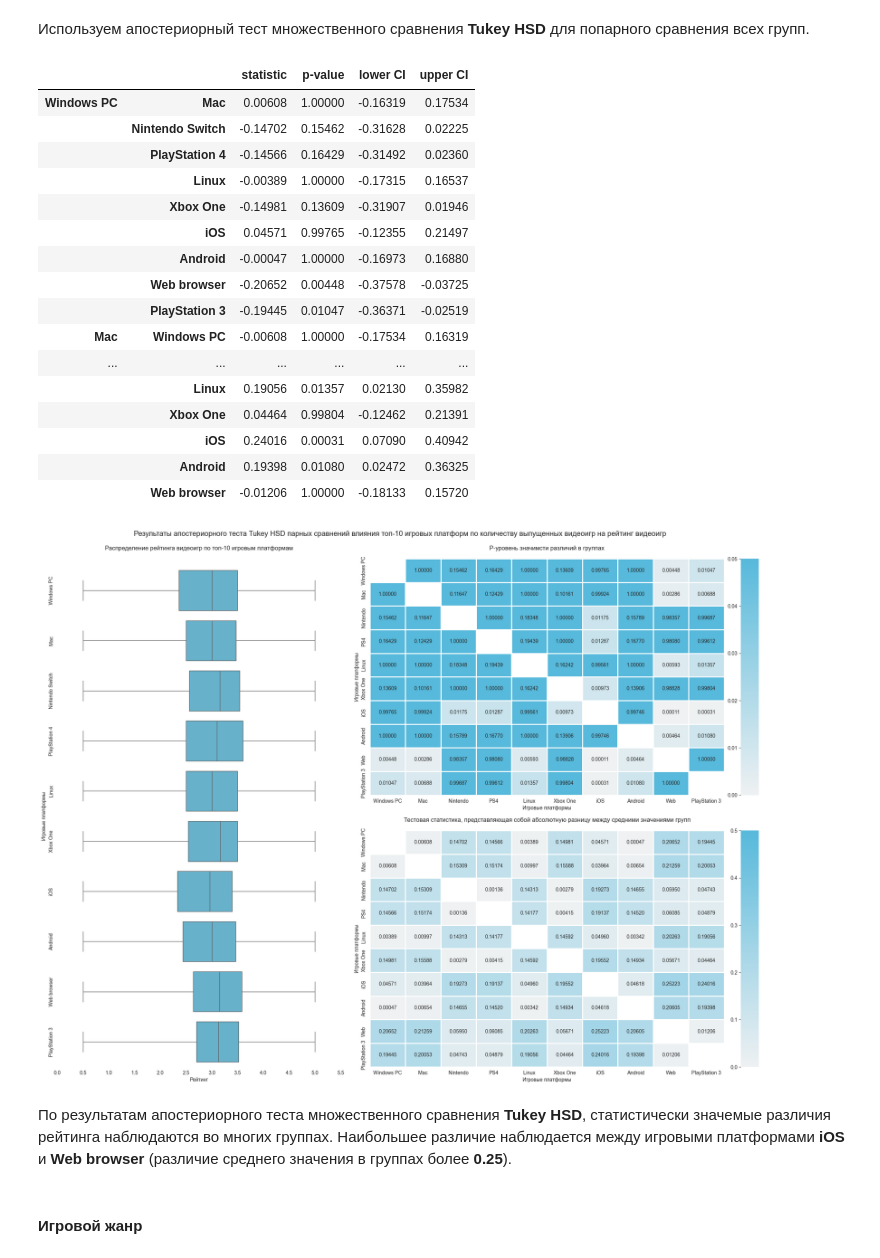
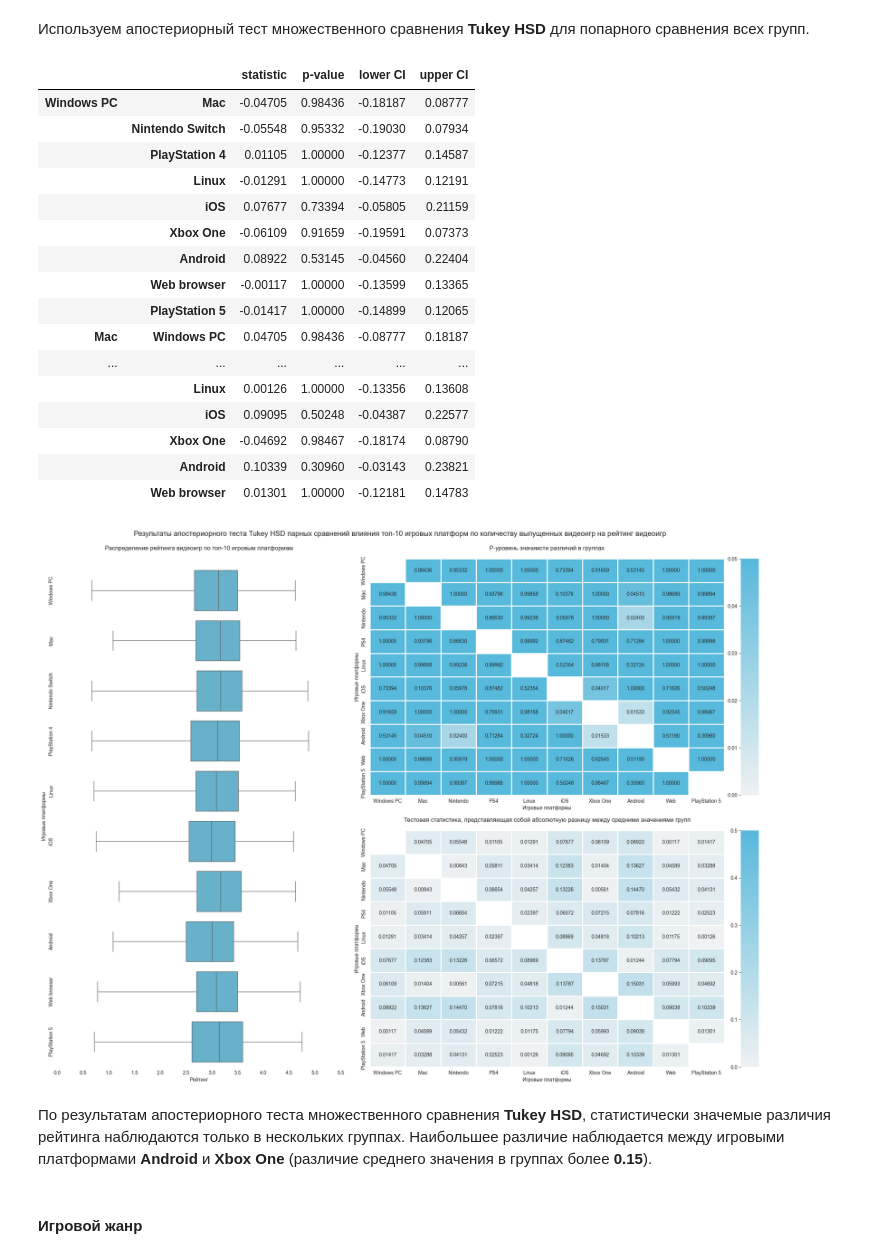
Before and after one commit to GSimonX37/Backloggd, a Jupyter notebook: notebooks/statistics.ipynb, the cells around one changed output. Saved outputs shown, nothing was run; the diff lists cells and outputs as text; code cells hidden in the pictures.

```diff
--- a/notebooks/statistics.ipynb
+++ b/notebooks/statistics.ipynb
@@ -172,0 +325,3 @@ df['genres'] = df['genres'].apply(ast.literal_eval)
+# %%
+for name in df:
+    df[name] = df[name].astype({'id': 'int32'})
@@ -209,7 +462,7 @@ grid = GridSpec(
 figure.add_subplot(grid[0, 0])
 figure.add_subplot(grid[0, 1])
 
-rating_distribution = df.loc[df['rating'].notna(), 'rating']
+rating_distribution = df['games'].loc[df['games']['rating'].notna(), 'rating']
 normal_distribution = np.random.normal(
     loc=rating_distribution.mean(),
     scale=rating_distribution.std(),
@@ -222,15 +475,15 @@ normal = np.percentile(normal_distribution, percentiles)
 plot_data = (pd.concat(
     objs=[pd.DataFrame({'value': normal_distribution,
                         'type': ['theoretical']*normal_distribution.size}),
-          pd.DataFrame({'value': df['rating'],
-                        'type': ['sample']*df['rating'].size})])
+          pd.DataFrame({'value': df['games']['rating'],
+                        'type': ['sample']*df['games']['rating'].size})])
              .reset_index(drop=True))
 
 sns.histplot(
     data=plot_data,
     x='value',
     hue='type',
-    bins=np.linspace(0.0, 5.0, 11),
+    bins=np.linspace(0.5, 5.0, 19),
     kde=True,
     kde_kws={'bw_adjust': 1.5},
     ax=figure.axes[0],
@@ -240,7 +493,7 @@ sns.histplot(
 figure.axes[0].set_xlabel('Рейтинг')
 figure.axes[0].set_ylabel('Количество')
 figure.axes[0].set_xbound((0.5, 5.0))
-figure.axes[0].set_xticks(np.linspace(0.5, 5.0, 10))
+figure.axes[0].set_xticks(np.linspace(0.5, 5.0, 19))
 figure.axes[0].legend(
     handles=figure.axes[0].get_legend().legend_handles,
     labels=['Нормальное', 'Эмпирическое'],
@@ -269,7 +522,7 @@ sns.scatterplot(
 figure.axes[1].set_xlabel('Эмпирические процентили')
 figure.axes[1].set_ylabel('Теоритические процентили')
 figure.axes[1].set_xbound((0.5, 5.0))
-figure.axes[1].set_xticks(np.linspace(0.5, 5.0, 10))
+figure.axes[1].set_xticks(np.linspace(0.5, 5.0, 19))
 figure.axes[1].set_ybound((0.5, 5.0))
 figure.axes[1].set_yticks(np.linspace(0.5, 5.0, 10))
 figure.axes[1].legend(alignment='left')
@@ -444,12 +697,13 @@ for s in 'top', 'right', 'bottom', 'left':
 Сформируем группы с помощью протсых случайных выборок.
 # %%
 size = 500
-data = df.explode('platforms')
+data = (df['platforms']
+        .join(df['games'].set_index('id'), on='id')[['platform', 'rating']])
 groups = pd.DataFrame(index=range(size))
-for platform in data.loc[:, 'platforms'].value_counts().iloc[:10].index:
+for platform in df['platforms']['platform'].value_counts().iloc[:10].index:
     group = pd.DataFrame(
         data={platform: (data
-                         .loc[(data['platforms'] == platform) & (data['rating'].notna()), 'rating']
+                         .loc[(data['platform'] == platform) & (data['rating'].notna()), 'rating']
                          .sample(
                              n=size,
                              random_state=RANDOM_STATE,
@@ -507,9 +761,7 @@ p-value: 2.28687e-09
 # %%
 results = stats.tukey_hsd(*groups.T.to_numpy())
 # %%
-platforms = (data
-             .loc[:, 'platforms']
-             .explode()
+platforms = (df['platforms']['platform']
              .value_counts()
              .iloc[:10]
              .index
@@ -537,22 +789,22 @@ for i, statistics, pvalues, lowers, uppers in zip(range(10), *result):
  .format(lambda x: f'{x:.5f}'))
 # %% [output]
 |  |  | statistic | p-value | lower CI | upper CI |
-| Windows PC | Mac | 0.00608 | 1.00000 | -0.16319 | 0.17534 |
-|  | Nintendo Switch | -0.14702 | 0.15462 | -0.31628 | 0.02225 |
-|  | PlayStation 4 | -0.14566 | 0.16429 | -0.31492 | 0.02360 |
-|  | Linux | -0.00389 | 1.00000 | -0.17315 | 0.16537 |
-|  | Xbox One | -0.14981 | 0.13609 | -0.31907 | 0.01946 |
-|  | iOS | 0.04571 | 0.99765 | -0.12355 | 0.21497 |
-|  | Android | -0.00047 | 1.00000 | -0.16973 | 0.16880 |
-|  | Web browser | -0.20652 | 0.00448 | -0.37578 | -0.03725 |
-|  | PlayStation 3 | -0.19445 | 0.01047 | -0.36371 | -0.02519 |
-| Mac | Windows PC | -0.00608 | 1.00000 | -0.17534 | 0.16319 |
+| Windows PC | Mac | -0.04705 | 0.98436 | -0.18187 | 0.08777 |
+|  | Nintendo Switch | -0.05548 | 0.95332 | -0.19030 | 0.07934 |
+|  | PlayStation 4 | 0.01105 | 1.00000 | -0.12377 | 0.14587 |
+|  | Linux | -0.01291 | 1.00000 | -0.14773 | 0.12191 |
+|  | iOS | 0.07677 | 0.73394 | -0.05805 | 0.21159 |
+|  | Xbox One | -0.06109 | 0.91659 | -0.19591 | 0.07373 |
+|  | Android | 0.08922 | 0.53145 | -0.04560 | 0.22404 |
+|  | Web browser | -0.00117 | 1.00000 | -0.13599 | 0.13365 |
+|  | PlayStation 5 | -0.01417 | 1.00000 | -0.14899 | 0.12065 |
+| Mac | Windows PC | 0.04705 | 0.98436 | -0.08777 | 0.18187 |
 | ... | ... | ... | ... | ... | ... |
-|  | Linux | 0.19056 | 0.01357 | 0.02130 | 0.35982 |
-|  | Xbox One | 0.04464 | 0.99804 | -0.12462 | 0.21391 |
-|  | iOS | 0.24016 | 0.00031 | 0.07090 | 0.40942 |
-|  | Android | 0.19398 | 0.01080 | 0.02472 | 0.36325 |
-|  | Web browser | -0.01206 | 1.00000 | -0.18133 | 0.15720 |
+|  | Linux | 0.00126 | 1.00000 | -0.13356 | 0.13608 |
+|  | iOS | 0.09095 | 0.50248 | -0.04387 | 0.22577 |
+|  | Xbox One | -0.04692 | 0.98467 | -0.18174 | 0.08790 |
+|  | Android | 0.10339 | 0.30960 | -0.03143 | 0.23821 |
+|  | Web browser | 0.01301 | 1.00000 | -0.12181 | 0.14783 |
 # %%
 figure = plt.figure(
     layout='constrained',
@@ -588,7 +840,7 @@ subfigures[1].add_subplot(grid[0, 1])
 subfigures[1].add_subplot(grid[1, 0])
 subfigures[1].add_subplot(grid[1, 1])
 
-platforms = data.loc[:, 'platforms'].value_counts().iloc[:10]
+platforms = df['platforms']['platform'].value_counts().iloc[:10]
 
 plot_data = (groups
              .unstack()
@@ -685,36 +937,36 @@ sns.heatmap(
     cmap=sns.color_palette('light:#57b9db', as_cmap=True),
     cbar_ax=subfigures[1].axes[3],
     cbar_kws={'ticklocation': 'left'},
     vmin=0.0,
     vmax=0.5
 )
 
 subfigures[1].axes[2].set_title(
     label=('Тестовая статистика, '
            'представляющая собой абсолютную разницу '
            'между средними значениями групп'),
     y=1.025,
     fontsize='large'
 )
 
 subfigures[1].axes[2].set_xlabel('Игровые платформы')
 subfigures[1].axes[2].set_ylabel('Игровые платформы')
 subfigures[1].axes[2].set_xticks(
     ticks=np.linspace(0.5, 9.5, 10),
     labels=labels,
 )
 subfigures[1].axes[2].set_yticks(
     ticks=np.linspace(0.5, 9.5, 10),
     labels=labels,
     rotation=90,
     verticalalignment='center'
 )
 subfigures[1].axes[3].set_ybound((0., 0.5))
 subfigures[1].axes[3].set_yticks(np.linspace(0., 0.5, 6));
 # %% [output]
-[figure, old version]
+[figure, new version]
 # %% [markdown]
-По результатам апостериорного теста множественного сравнения **Tukey HSD**, статистически значемые различия рейтинга наблюдаются во многих группах. Наибольшее различие наблюдается между игровыми платформами **iOS** и **Web browser** (различие среднего значения в группах более **0.25**).
+По результатам апостериорного теста множественного сравнения **Tukey HSD**, статистически значемые различия рейтинга наблюдаются только в нескольких группах. Наибольшее различие наблюдается между игровыми платформами **Android** и **Xbox One** (различие среднего значения в группах более **0.15**).
 # %% [markdown]
 #### Игровой жанр
 # %% [markdown]
```
Also changed, not shown: parts of 60 cells of this notebook.
